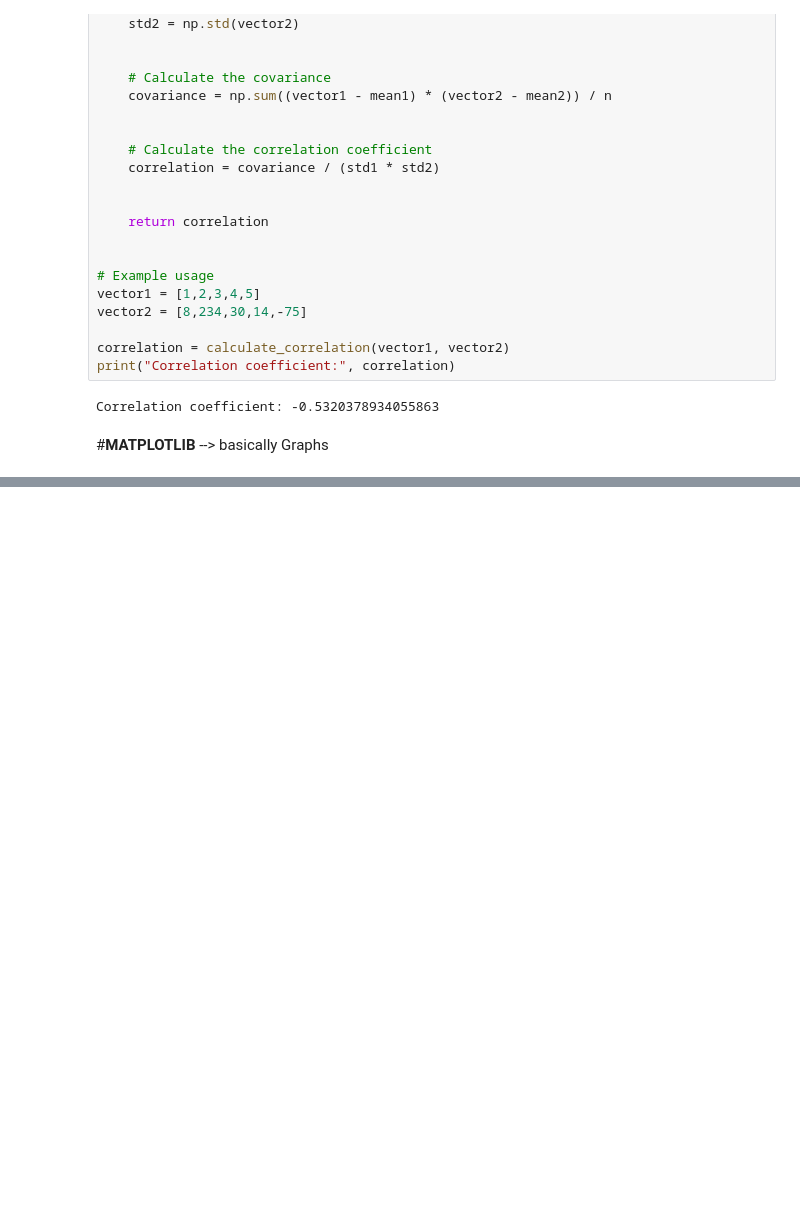
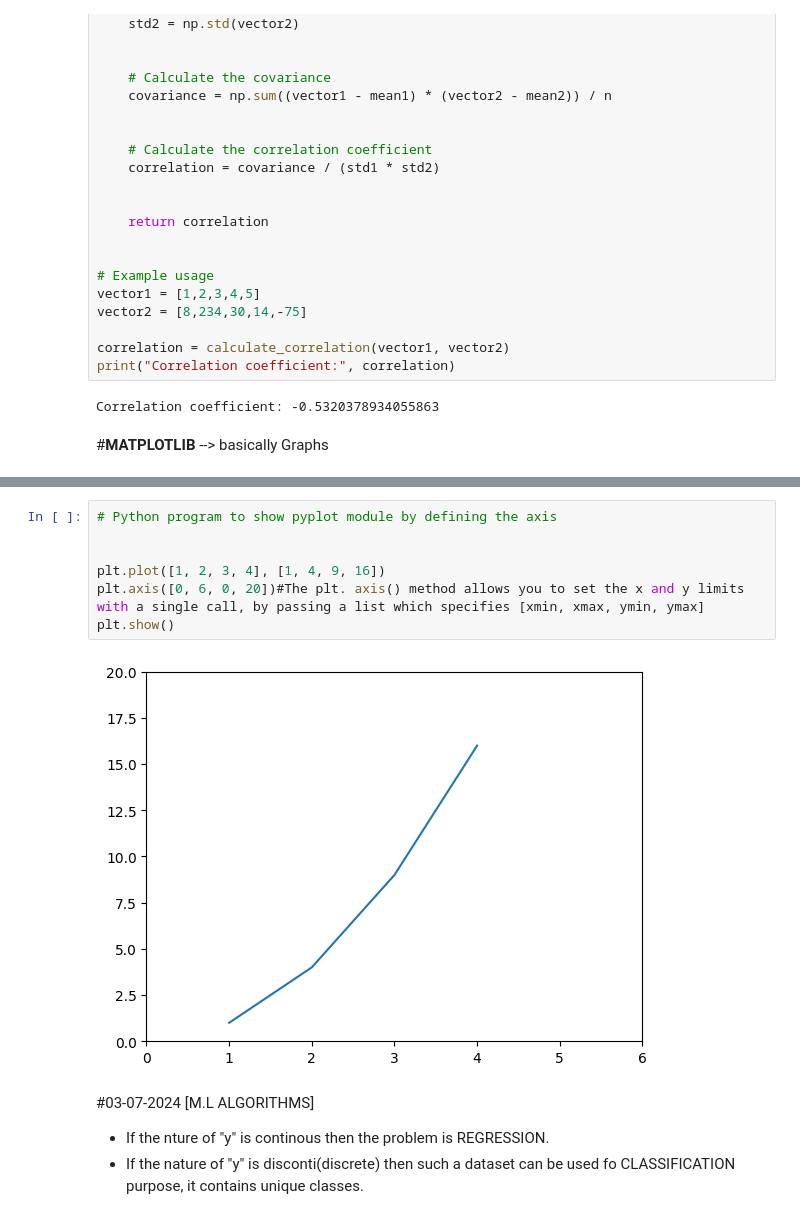
Before and after one commit to ayushi-006/Hands_on_Pandas-, a Jupyter notebook: PANDAS.ipynb, the cells around one changed output, grey strips where cells are left out. Cells and saved outputs as stored; diff of their text form; blank space fills up the shorter version.

```diff
--- a/PANDAS.ipynb
+++ b/PANDAS.ipynb
@@ -1204,0 +1219,15 @@ Correlation coefficient: -0.5320378934055863
+# %%
+# Python program to show pyplot module by defining the axis
+
+
+plt.plot([1, 2, 3, 4], [1, 4, 9, 16])
+plt.axis([0, 6, 0, 20])#The plt. axis() method allows you to set the x and y limits with a single call, by passing a list which specifies [xmin, xmax, ymin, ymax]
+plt.show()
+# %% [output]
+[figure, added]
+# %% [markdown]
+#03-07-2024  [M.L ALGORITHMS]
+
+
+*   If the nture of "y" is continous then the problem is REGRESSION.
+*   If the nature of "y" is disconti(discrete) then such a dataset can be used fo CLASSIFICATION purpose, it contains unique classes.
```
Also changed, not shown: parts of 9 cells of this notebook.
